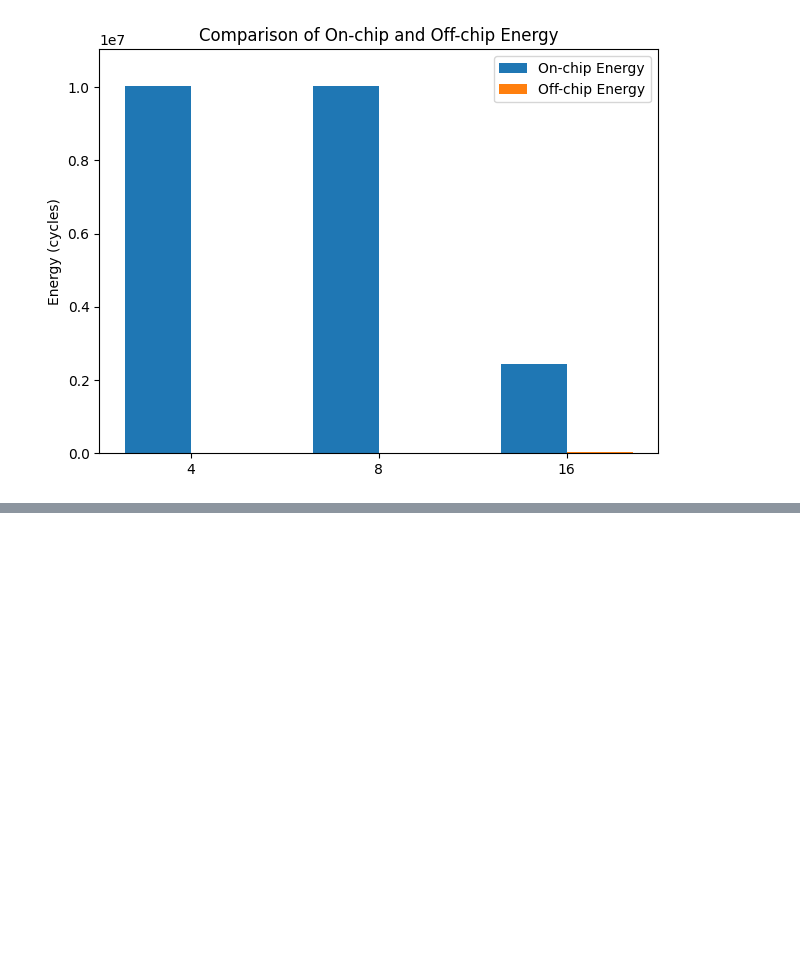
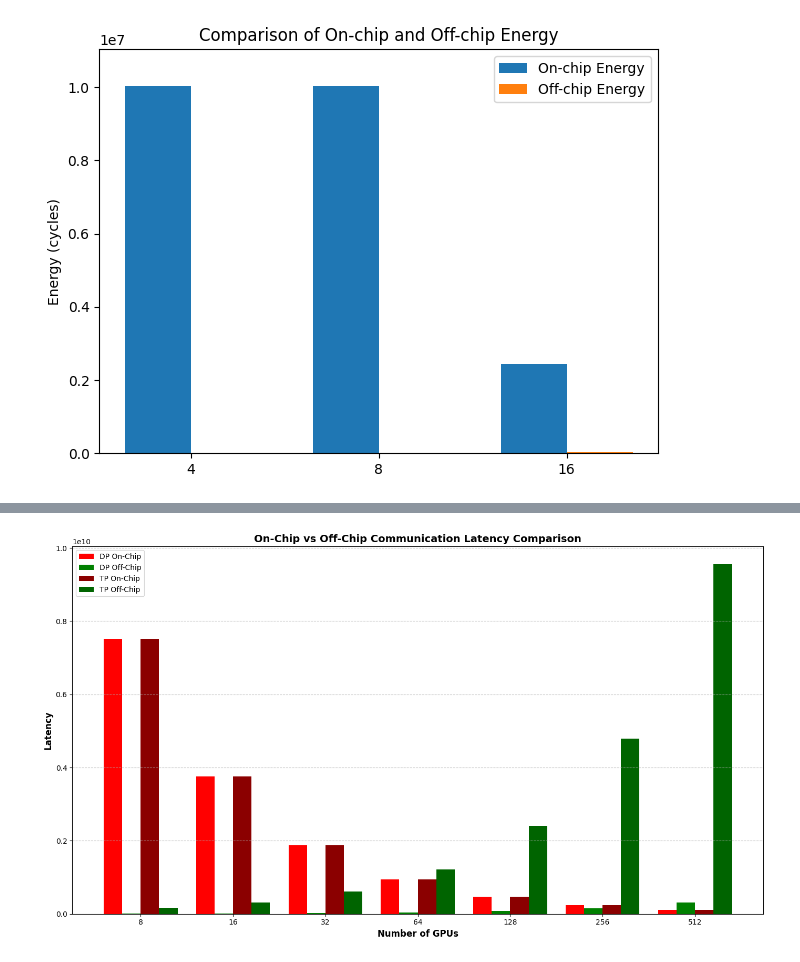
Before and after one commit to feadebekun2/6.593-final, a Jupyter notebook: workspace/results_analysis.ipynb, the cells around one changed output, grey strips where cells are left out. Cells and saved outputs as stored; diff of their text form; code cells hidden in the pictures; blank space fills up the shorter version.

```diff
--- a/workspace/results_analysis.ipynb
+++ b/workspace/results_analysis.ipynb
@@ -618,0 +761,45 @@ ENERGY
+# %%
+import matplotlib.pyplot as plt
+import numpy as np
+
+# Set up the data
+gpu_counts = [8, 16, 32, 64, 128, 256, 512]
+
+# Data for Data Parallelism (DP)
+dp_on_chip = [dp_on_chip_latency, dp_16_on_chip, dp_32_on_chip, dp_64_on_chip, dp_128_on_chip, dp_256_on_chip, dp_512_on_chip]
+dp_off_chip = [dp_off_chip_latency, dp_16_off_chip, dp_32_off_chip, dp_64_off_chip, dp_128_off_chip, dp_256_off_chip, dp_512_off_chip]
+
+# Data for Tensor Parallelism (TP)
+tp_on_chip = [tp_on_chip_latency, tp_16_on_chip, tp_32_on_chip, tp_64_on_chip, tp_128_on_chip, tp_256_on_chip, tp_512_on_chip]
+tp_off_chip = [tp_off_chip_latency, tp_16_off_chip, tp_32_off_chip, tp_64_off_chip, tp_128_off_chip, tp_256_off_chip, tp_512_off_chip]
+
+# Set up the figure and axes
+plt.figure(figsize=(14, 8))
+
+# Position for bars
+x = np.arange(len(gpu_counts))
+width = 0.2  # Width of the bars
+
+# Create grouped bars
+plt.bar(x - width*1.5, dp_on_chip, width, label='DP On-Chip', color='red')
+plt.bar(x - width*0.5, dp_off_chip, width, label='DP Off-Chip', color='green')
+plt.bar(x + width*0.5, tp_on_chip, width, label='TP On-Chip', color='darkred')
+plt.bar(x + width*1.5, tp_off_chip, width, label='TP Off-Chip', color='darkgreen')
+
+# Add labels, title and legend
+plt.xlabel('Number of GPUs', fontsize=12, fontweight='bold')
+plt.ylabel('Latency', fontsize=12, fontweight='bold')
+plt.title('On-Chip vs Off-Chip Communication Latency Comparison', fontsize=14, fontweight='bold')
+plt.xticks(x, [f'{count}' for count in gpu_counts])
+plt.legend(loc='upper left')
+
+# Add grid for better readability
+plt.grid(axis='y', linestyle='--', alpha=0.7)
+
+# Tight layout to make sure everything fits
+plt.tight_layout()
+
+# Show the plot
+plt.show()
+# %% [output]
+[figure, added]
```
Also changed, not shown: parts of 5 cells of this notebook, 5 other files.
